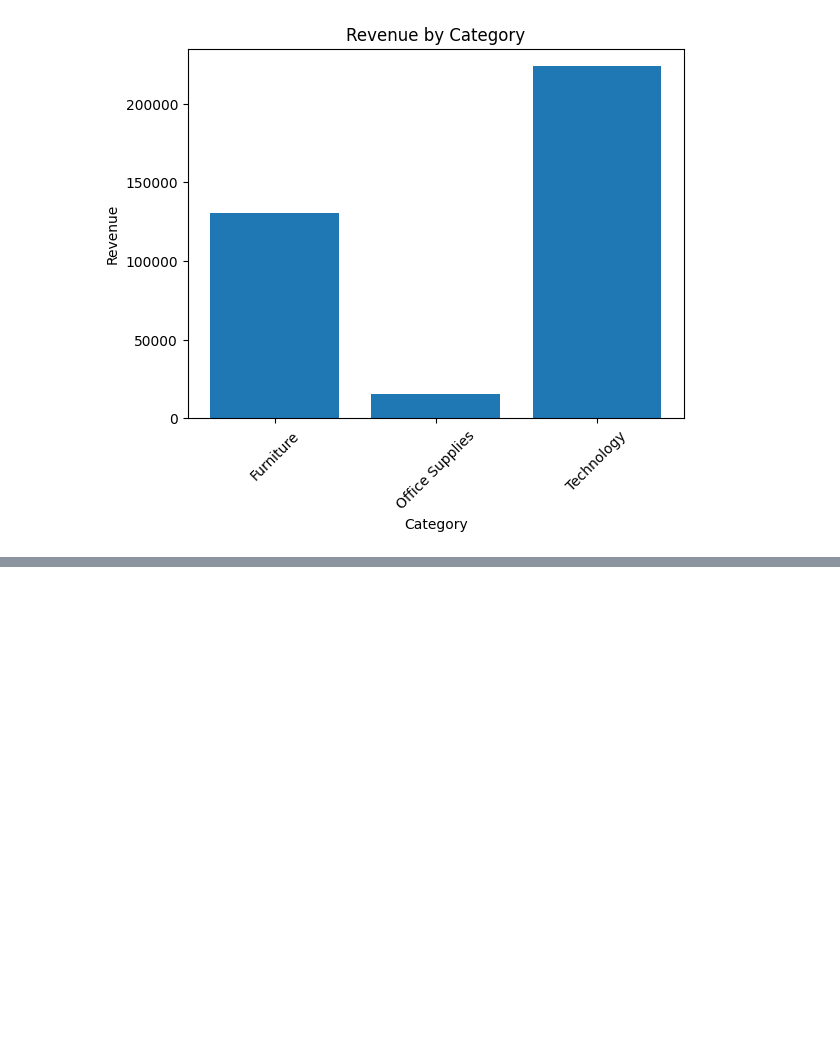
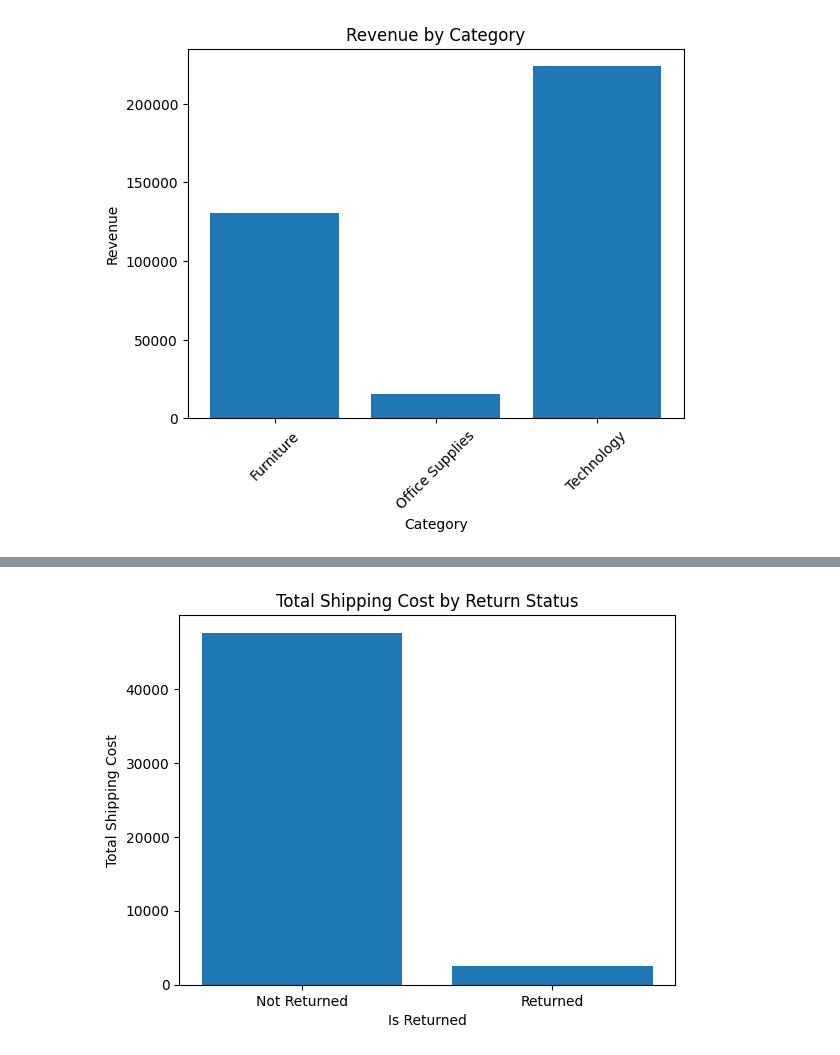
Before and after one commit to mohamed21-finite/AMIT_AI97, a Jupyter notebook: src/python/session_11/Code/data_visualize.ipynb, the cells around one changed output, grey strips where cells are left out. Saved outputs shown, nothing was run; the diff lists cells and outputs as text; code cells hidden in the pictures; blank space fills up the shorter version.

```diff
--- a/src/python/session_11/Code/data_visualize.ipynb
+++ b/src/python/session_11/Code/data_visualize.ipynb
@@ -113,0 +132,13 @@ plt.xticks(rotation=45)
+# %%
+sum_of_returned = df.groupby('is_returned')['shipping_cost'].sum().reset_index()
+# sum_of_returned['is_returned'] = sum_of_returned['is_returned'].map({0:'not returned', 1:'returned'})
+# %%
+plt.figure()
+plt.bar(sum_of_returned['is_returned'], sum_of_returned['shipping_cost'])
+plt.title('Total Shipping Cost by Return Status')
+plt.xlabel('Is Returned')
+plt.ylabel('Total Shipping Cost')
+plt.xticks([0, 1], ['Not Returned', 'Returned'])
+plt.show()
+# %% [output]
+[figure, added]
```
Also changed, not shown: parts of 13 cells of this notebook, 4 other files.
